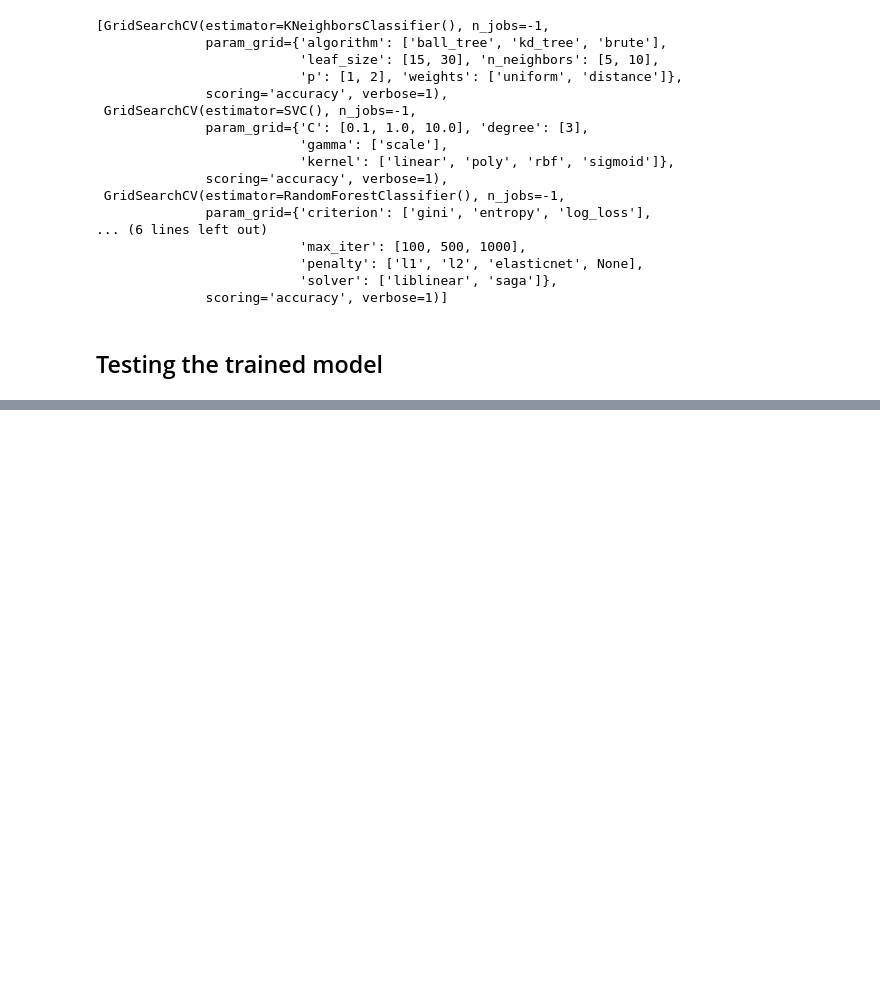
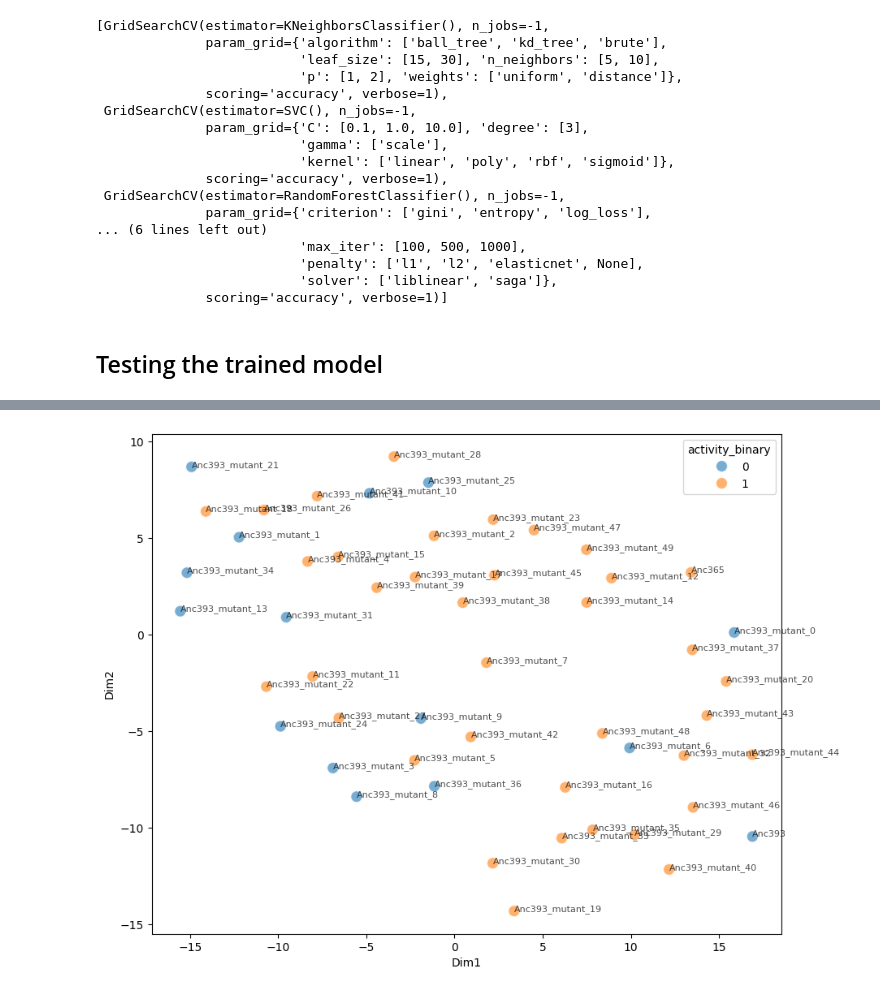
Before and after one commit to kaustubh-amritkar/rubisco_regression_classification, a Jupyter notebook: scripts/checking_different_classifiers.ipynb, the cells around one changed output, grey strips where cells are left out. Saved outputs shown, nothing was run; the diff lists cells and outputs as text; code cells hidden in the pictures; blank space fills up the shorter version.

```diff
--- a/scripts/checking_different_classifiers.ipynb
+++ b/scripts/checking_different_classifiers.ipynb
@@ -257,0 +441,11 @@ ROC AUC: 0.8550359748027107
+# %%
+timestamp_str = datetime.now().strftime("%Y-%m-%d_%H-%M-%S")
+output_dir = f"/home/kaustubh/RuBisCO_ML/regressor_models/models/classifier_model/"
+
+## Saving the best model
+import pickle
+model_name = "RFC"
+
+best_model_divide = grid_list_divided[2].best_estimator_
+with open(f"{output_dir}/{model_name}_{timestamp_str}_best_model_large_mutant_divide.pkl", "wb") as f:
+    pickle.dump(best_model, f)
@@ -257,0 +454,7 @@ ROC AUC: 0.8550359748027107
+# %%
+
+for i in range(len(ys_test_divide)):
+    if ys_test_divide[i] != preds[i]:
+        print(f"LSU_SSU_id: {headers[test_indices_divided[i]]}")
+        print(f"label: {ys_test_divide[i]}; pred: {preds[i]}")
+        print()
@@ -257,0 +498,25 @@ ROC AUC: 0.8550359748027107
+# %%
+from sklearn.metrics import pairwise_distances
+from sklearn.manifold import TSNE
+
+def make_tSNE(input_df, embedding_col, id_col, perplexity=30):
+    cosine_dist_matrix = pairwise_distances(np.stack(input_df[embedding_col].values), metric="cosine")
+    tsne = TSNE(n_components=2, metric="precomputed", init="random", random_state=42, perplexity=perplexity)
+    tsne_out = tsne.fit_transform(cosine_dist_matrix)
+
+    df_tsne = pd.DataFrame(tsne_out, columns=['Dim1', 'Dim2'])
+    df_tsne['LSU_SSU_id'] = input_df[id_col].to_list()
+    df_tsne = df_tsne.fillna(0)
+
+    df_out = pd.merge(input_df, df_tsne, on=[id_col])
+
+    return(df_out)
+# %%
+tsne_form_III_variants_df = make_tSNE(combined_dataset.query('LSU_id.str.startswith("Anc393") or LSU_id == "Anc365"'), "lsu_ssu_weighted_esm", "LSU_SSU_id", perplexity=10)
+plt.figure(figsize=(10, 8))
+scatter = sns.scatterplot(data=tsne_form_III_variants_df, x="Dim1", y="Dim2", hue="activity_binary", alpha=0.6, s=100)
+
+for i in range(len(tsne_form_III_variants_df)):
+    plt.annotate(tsne_form_III_variants_df['LSU_id'].iloc[i], (tsne_form_III_variants_df['Dim1'].iloc[i], tsne_form_III_variants_df['Dim2'].iloc[i]), fontsize=8, alpha=0.7)
+# %% [output]
+[figure, added]
```
Also changed, not shown: parts of 23 cells of this notebook.
